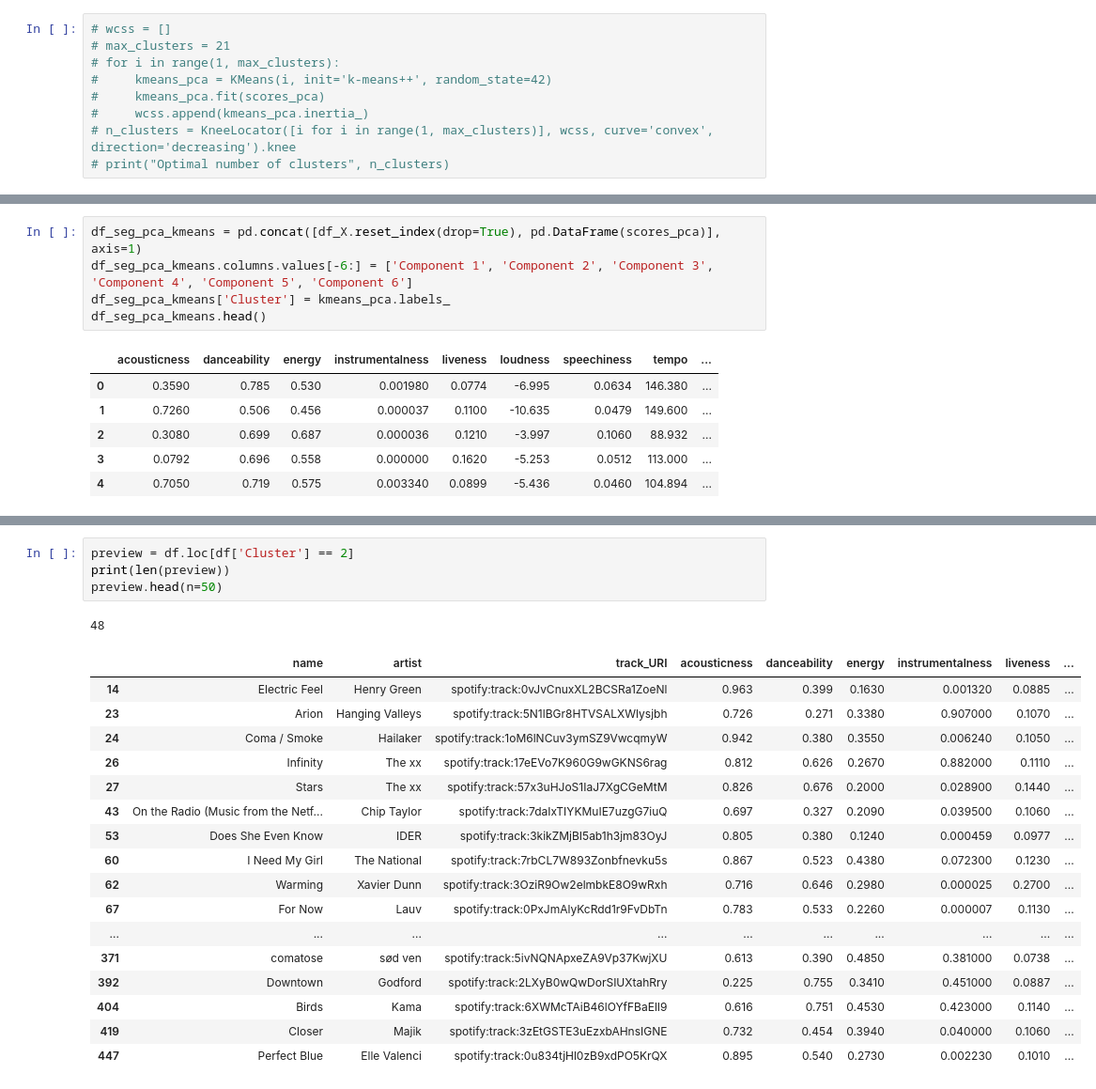
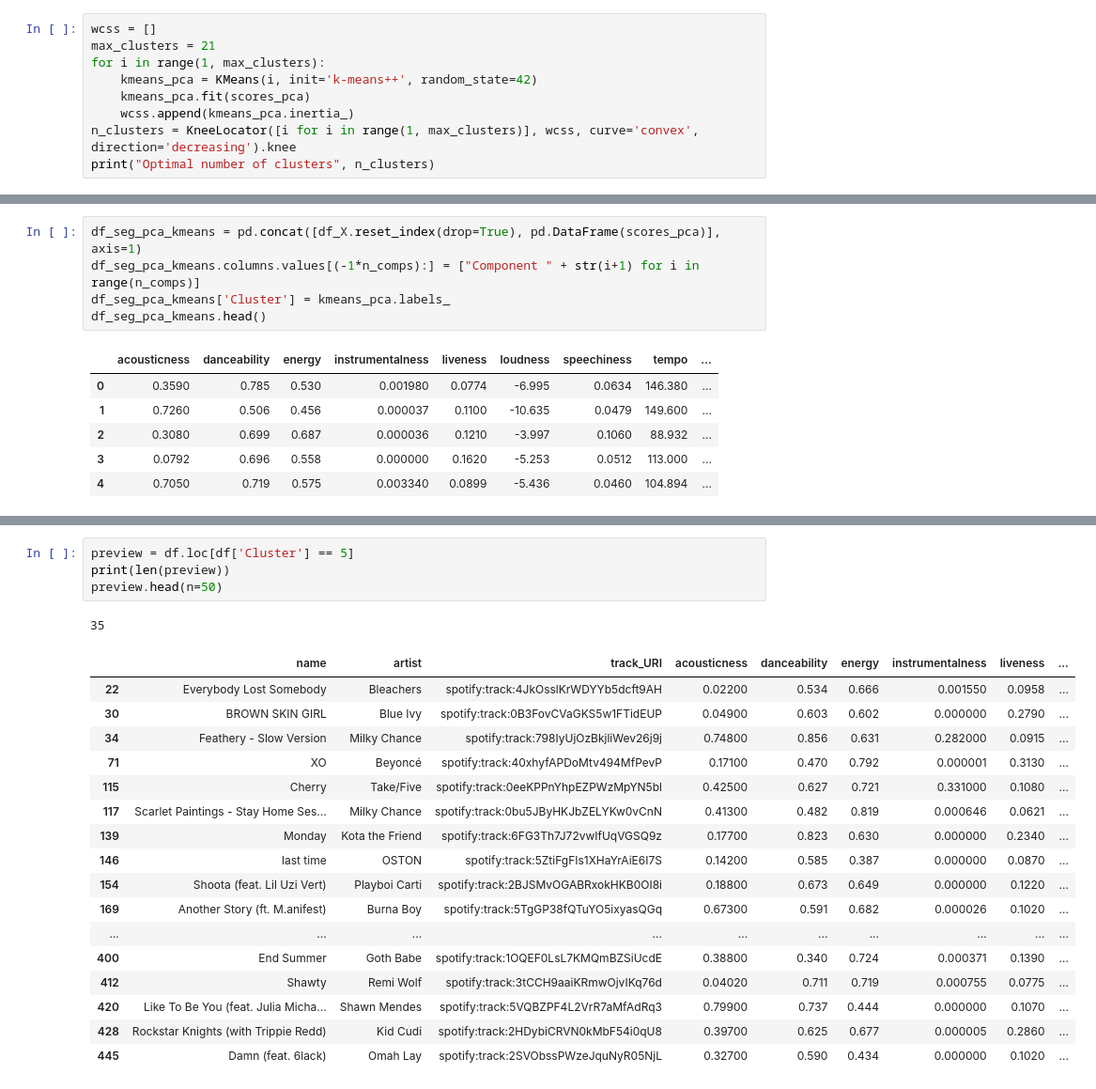
Before and after one commit to sejaldua/music-clustering, a Jupyter notebook: notebook.ipynb, the cells around one changed output, grey strips where cells are left out. Shown: that part at 94% size. Cells and saved outputs as stored; diff of their text form.

```diff
--- a/notebook.ipynb
+++ b/notebook.ipynb
@@ -170,9 +168,9 @@ Optimal number of clusters 7
 # %%
-# wcss = []
-# max_clusters = 21
-# for i in range(1, max_clusters):
-#     kmeans_pca = KMeans(i, init='k-means++', random_state=42)
-#     kmeans_pca.fit(scores_pca)
-#     wcss.append(kmeans_pca.inertia_)
-# n_clusters = KneeLocator([i for i in range(1, max_clusters)], wcss, curve='convex', direction='decreasing').knee
-# print("Optimal number of clusters", n_clusters)
+wcss = []
+max_clusters = 21
+for i in range(1, max_clusters):
+    kmeans_pca = KMeans(i, init='k-means++', random_state=42)
+    kmeans_pca.fit(scores_pca)
+    wcss.append(kmeans_pca.inertia_)
+n_clusters = KneeLocator([i for i in range(1, max_clusters)], wcss, curve='convex', direction='decreasing').knee
+print("Optimal number of clusters", n_clusters)
@@ -197,6 +196,6 @@ KMeans(n_clusters=7, random_state=42)
 # %%
 df_seg_pca_kmeans = pd.concat([df_X.reset_index(drop=True), pd.DataFrame(scores_pca)], axis=1)
-df_seg_pca_kmeans.columns.values[-6:] = ['Component 1', 'Component 2', 'Component 3', 'Component 4', 'Component 5', 'Component 6']
+df_seg_pca_kmeans.columns.values[(-1*n_comps):] = ["Component " + str(i+1) for i in range(n_comps)]
 df_seg_pca_kmeans['Cluster'] = kmeans_pca.labels_
 df_seg_pca_kmeans.head()
 # %% [output]
@@ -224,23 +381,23 @@ df['Cluster'] = df_seg_pca_kmeans['Cluster']
 # %%
-preview = df.loc[df['Cluster'] == 2]
+preview = df.loc[df['Cluster'] == 5]
 print(len(preview))
 preview.head(n=50)
 # %% [output]
-48
+35
 |  | name | artist | track_URI | acousticness | danceability | energy | instrumentalness | liveness | ... |
-| 14 | Electric Feel | Henry Green | spotify:track:0vJvCnuxXL2BCSRa1ZoeNl | 0.963 | 0.399 | 0.1630 | 0.001320 | 0.0885 | ... |
-| 23 | Arion | Hanging Valleys | spotify:track:5N1lBGr8HTVSALXWlysjbh | 0.726 | 0.271 | 0.3380 | 0.907000 | 0.1070 | ... |
-| 24 | Coma / Smoke | Hailaker | spotify:track:1oM6lNCuv3ymSZ9VwcqmyW | 0.942 | 0.380 | 0.3550 | 0.006240 | 0.1050 | ... |
-| 26 | Infinity | The xx | spotify:track:17eEVo7K960G9wGKNS6rag | 0.812 | 0.626 | 0.2670 | 0.882000 | 0.1110 | ... |
-| 27 | Stars | The xx | spotify:track:57x3uHJoS1IaJ7XgCGeMtM | 0.826 | 0.676 | 0.2000 | 0.028900 | 0.1440 | ... |
-| 43 | On the Radio (Music from the Netf... | Chip Taylor | spotify:track:7daIxTIYKMuIE7uzgG7iuQ | 0.697 | 0.327 | 0.2090 | 0.039500 | 0.1060 | ... |
-| 53 | Does She Even Know | IDER | spotify:track:3kikZMjBI5ab1h3jm83OyJ | 0.805 | 0.380 | 0.1240 | 0.000459 | 0.0977 | ... |
-| 60 | I Need My Girl | The National | spotify:track:7rbCL7W893Zonbfnevku5s | 0.867 | 0.523 | 0.4380 | 0.072300 | 0.1230 | ... |
-| 62 | Warming | Xavier Dunn | spotify:track:3OziR9Ow2elmbkE8O9wRxh | 0.716 | 0.646 | 0.2980 | 0.000025 | 0.2700 | ... |
-| 67 | For Now | Lauv | spotify:track:0PxJmAlyKcRdd1r9FvDbTn | 0.783 | 0.533 | 0.2260 | 0.000007 | 0.1130 | ... |
+| 22 | Everybody Lost Somebody | Bleachers | spotify:track:4JkOsslKrWDYYb5dcft9AH | 0.02200 | 0.534 | 0.666 | 0.001550 | 0.0958 | ... |
+| 30 | BROWN SKIN GIRL | Blue Ivy | spotify:track:0B3FovCVaGKS5w1FTidEUP | 0.04900 | 0.603 | 0.602 | 0.000000 | 0.2790 | ... |
+| 34 | Feathery - Slow Version | Milky Chance | spotify:track:798IyUjOzBkjliWev26j9j | 0.74800 | 0.856 | 0.631 | 0.282000 | 0.0915 | ... |
+| 71 | XO | Beyoncé | spotify:track:40xhyfAPDoMtv494MfPevP | 0.17100 | 0.470 | 0.792 | 0.000001 | 0.3130 | ... |
+| 115 | Cherry | Take/Five | spotify:track:0eeKPPnYhpEZPWzMpYN5bl | 0.42500 | 0.627 | 0.721 | 0.331000 | 0.1080 | ... |
+| 117 | Scarlet Paintings - Stay Home Ses... | Milky Chance | spotify:track:0bu5JByHKJbZELYKw0vCnN | 0.41300 | 0.482 | 0.819 | 0.000646 | 0.0621 | ... |
+| 139 | Monday | Kota the Friend | spotify:track:6FG3Th7J72vwIfUqVGSQ9z | 0.17700 | 0.823 | 0.630 | 0.000000 | 0.2340 | ... |
+| 146 | last time | OSTON | spotify:track:5ZtiFgFIs1XHaYrAiE6I7S | 0.14200 | 0.585 | 0.387 | 0.000000 | 0.0870 | ... |
+| 154 | Shoota (feat. Lil Uzi Vert) | Playboi Carti | spotify:track:2BJSMvOGABRxokHKB0OI8i | 0.18800 | 0.673 | 0.649 | 0.000000 | 0.1220 | ... |
+| 169 | Another Story (ft. M.anifest) | Burna Boy | spotify:track:5TgGP38fQTuYO5ixyasQGq | 0.67300 | 0.591 | 0.682 | 0.000026 | 0.1020 | ... |
 | ... | ... | ... | ... | ... | ... | ... | ... | ... | ... |
-| 371 | comatose | sød ven | spotify:track:5ivNQNApxeZA9Vp37KwjXU | 0.613 | 0.390 | 0.4850 | 0.381000 | 0.0738 | ... |
-| 392 | Downtown | Godford | spotify:track:2LXyB0wQwDorSIUXtahRry | 0.225 | 0.755 | 0.3410 | 0.451000 | 0.0887 | ... |
-| 404 | Birds | Kama | spotify:track:6XWMcTAiB46lOYfFBaElI9 | 0.616 | 0.751 | 0.4530 | 0.423000 | 0.1140 | ... |
-| 419 | Closer | Majik | spotify:track:3zEtGSTE3uEzxbAHnsIGNE | 0.732 | 0.454 | 0.3940 | 0.040000 | 0.1060 | ... |
-| 447 | Perfect Blue | Elle Valenci | spotify:track:0u834tjHl0zB9xdPO5KrQX | 0.895 | 0.540 | 0.2730 | 0.002230 | 0.1010 | ... |
+| 400 | End Summer | Goth Babe | spotify:track:1OQEF0LsL7KMQmBZSiUcdE | 0.38800 | 0.340 | 0.724 | 0.000371 | 0.1390 | ... |
+| 412 | Shawty | Remi Wolf | spotify:track:3tCCH9aaiKRmwOjvIKq76d | 0.04020 | 0.711 | 0.719 | 0.000755 | 0.0775 | ... |
+| 420 | Like To Be You (feat. Julia Micha... | Shawn Mendes | spotify:track:5VQBZPF4L2VrR7aMfAdRq3 | 0.79900 | 0.737 | 0.444 | 0.000000 | 0.1070 | ... |
+| 428 | Rockstar Knights (with Trippie Redd) | Kid Cudi | spotify:track:2HDybiCRVN0kMbF54i0qU8 | 0.39700 | 0.625 | 0.677 | 0.000005 | 0.2860 | ... |
+| 445 | Damn (feat. 6lack) | Omah Lay | spotify:track:2SVObssPWzeJquNyR05NjL | 0.32700 | 0.590 | 0.434 | 0.000000 | 0.1020 | ... |
```
Also changed, not shown: parts of 23 cells of this notebook, 8 other files.
